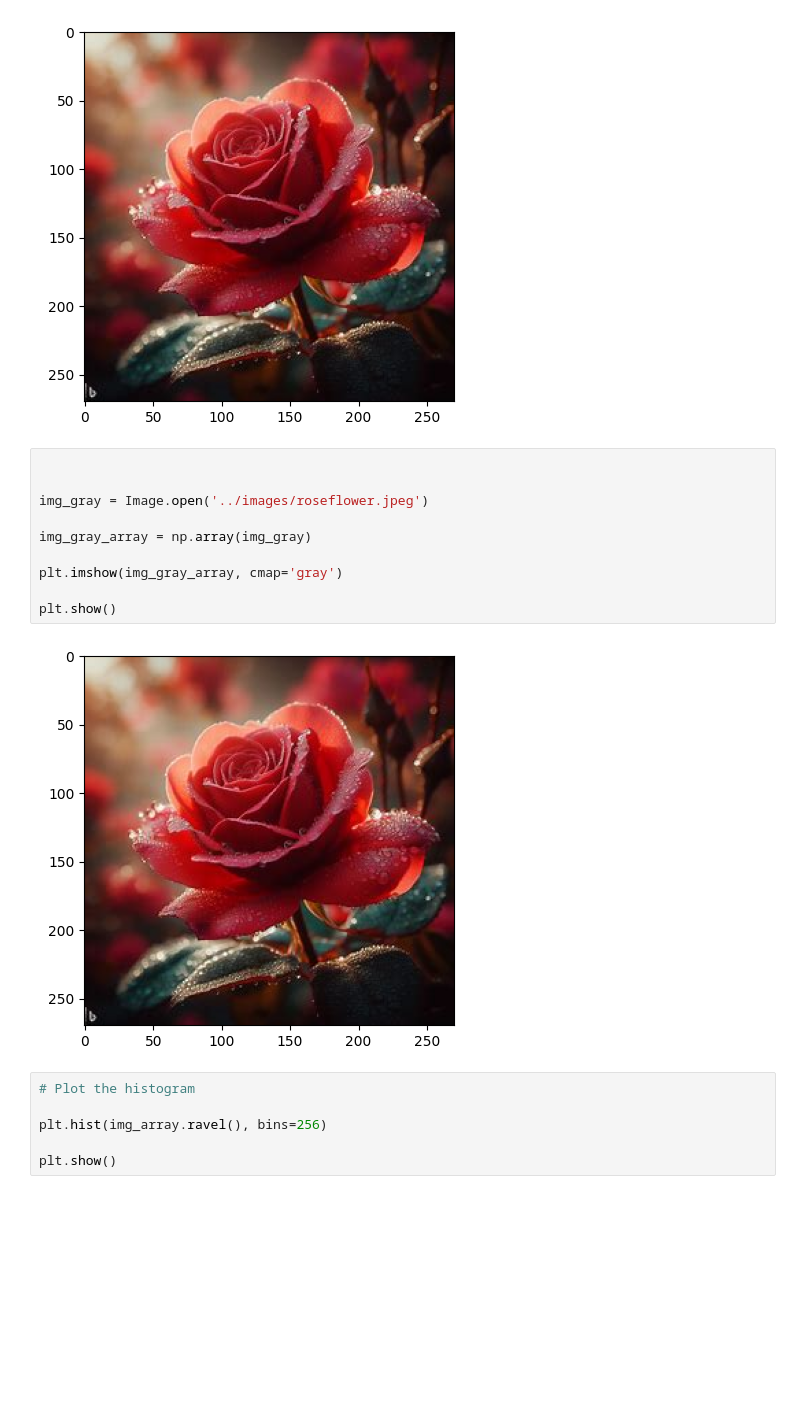
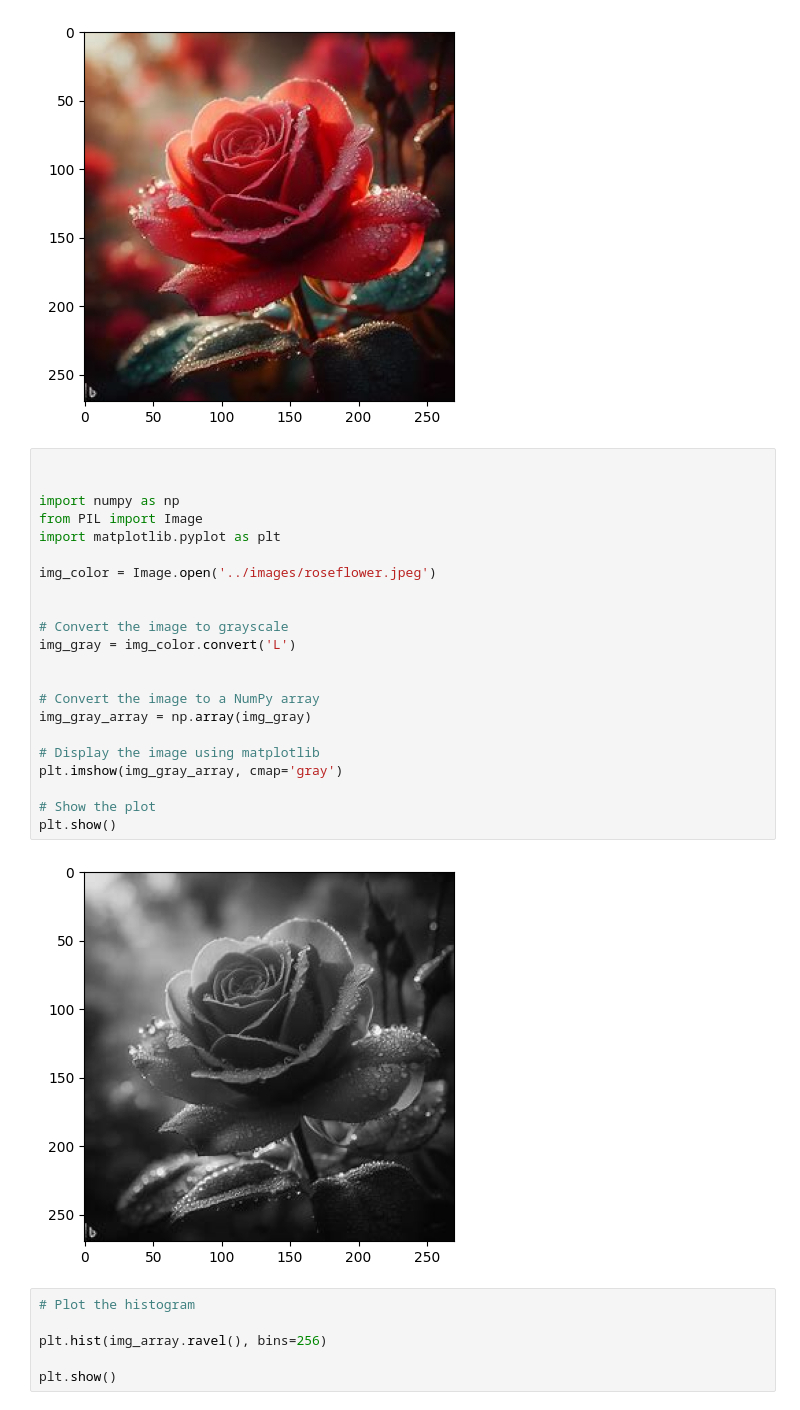
Before and after one commit to PacktPublishing/Data-Labeling-in-Machine-Learning-with-Python, a Jupyter notebook: code/Ch4/ch4_EDA_images.ipynb, the cells around one changed output. Drawn from its saved outputs; the diff is of its cells as text; blank space fills up the shorter version.

```diff
--- a/code/Ch4/ch4_EDA_images.ipynb
+++ b/code/Ch4/ch4_EDA_images.ipynb
@@ -338,15 +338,27 @@ plt.show()
 # %%
 
 
-img_gray = Image.open('../images/roseflower.jpeg')
+import numpy as np
+from PIL import Image
+import matplotlib.pyplot as plt
 
+img_color = Image.open('../images/roseflower.jpeg')
+
+
+# Convert the image to grayscale
+img_gray = img_color.convert('L')
+
+
+# Convert the image to a NumPy array
 img_gray_array = np.array(img_gray)
 
+# Display the image using matplotlib
 plt.imshow(img_gray_array, cmap='gray')
 
+# Show the plot
 plt.show()
 # %% [output]
-[figure, old version]
+[figure, new version]
 # %%
 # Plot the histogram
 
```
